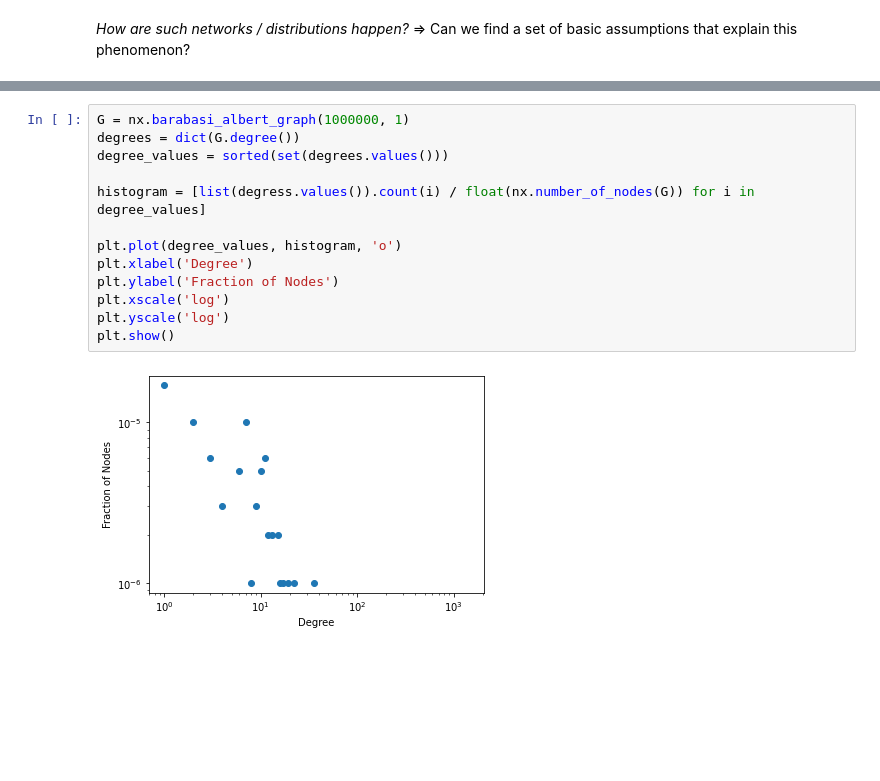
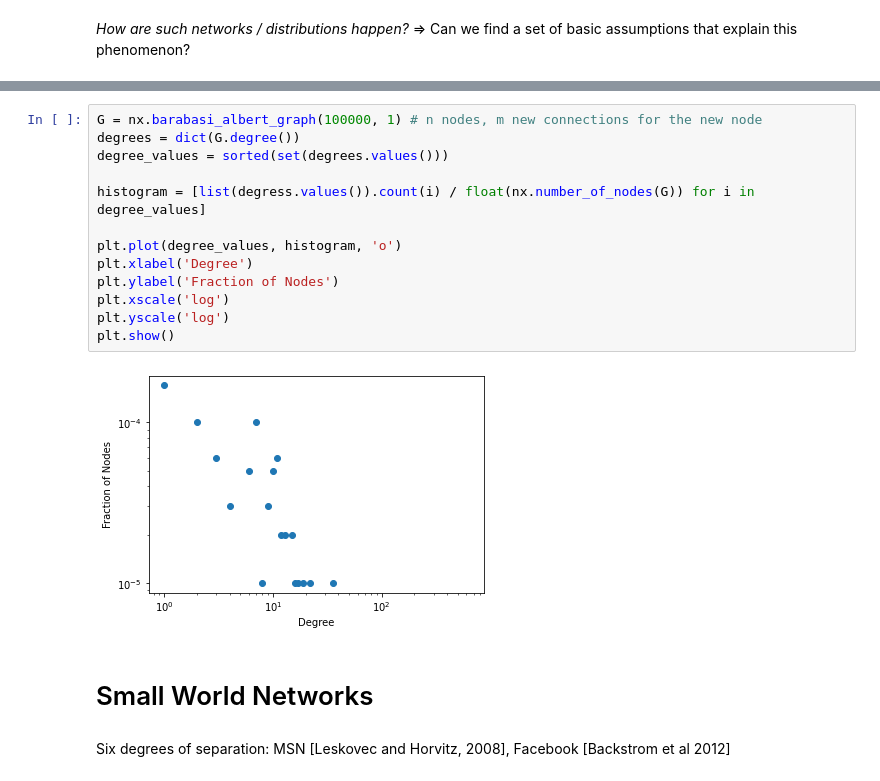
Before and after one commit to Siliam/social_network_analysis, a Jupyter notebook: networkx/Network Evolution - Models of Network Generation.ipynb, the cells around one changed output, grey strips where cells are left out. Saved outputs shown, nothing was run; the diff lists cells and outputs as text; blank space fills up the shorter version.

```diff
--- a/networkx/Network Evolution.ipynb
+++ b/networkx/Network Evolution - Models of Network Generation.ipynb
@@ -39,15 +44,19 @@ P(k) = Ck^-alpha
 # %%
-G = nx.barabasi_albert_graph(1000000, 1)
+G = nx.barabasi_albert_graph(100000, 1) # n nodes, m new connections for the new node
 degrees = dict(G.degree())
 degree_values = sorted(set(degrees.values()))
 
 histogram = [list(degress.values()).count(i) / float(nx.number_of_nodes(G)) for i in degree_values]
 
 plt.plot(degree_values, histogram, 'o')
 plt.xlabel('Degree')
 plt.ylabel('Fraction of Nodes')
 plt.xscale('log')
 plt.yscale('log')
 plt.show()
 # %% [output]
-[figure, old version]
+[figure, new version]
+# %% [markdown]
+# Small World Networks
+# %% [markdown]
+Six degrees of separation: MSN [Leskovec and Horvitz, 2008], Facebook [Backstrom et al 2012]
```
Also changed, not shown: parts of 28 cells of this notebook.
